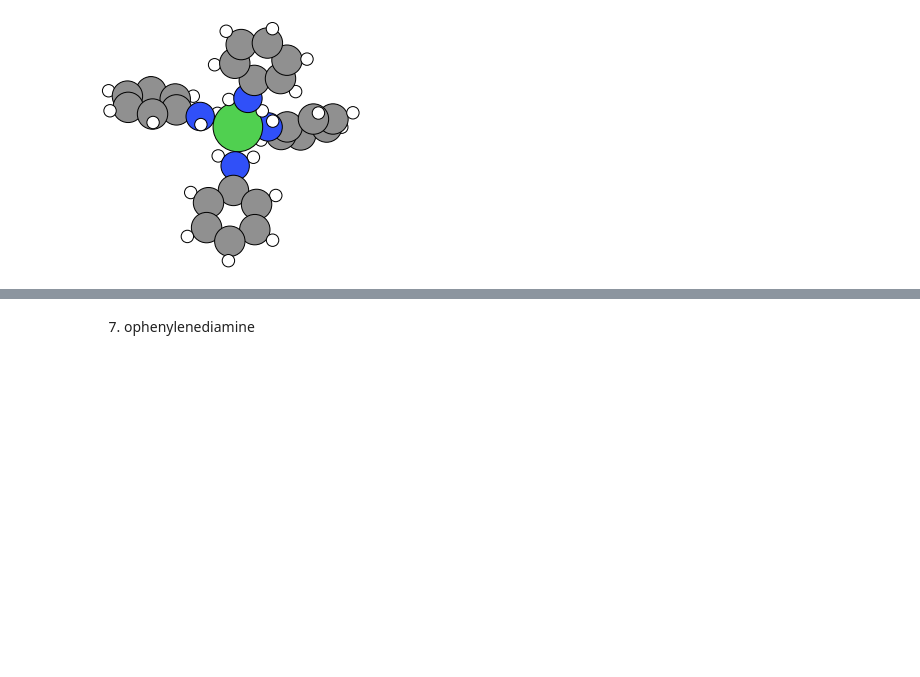
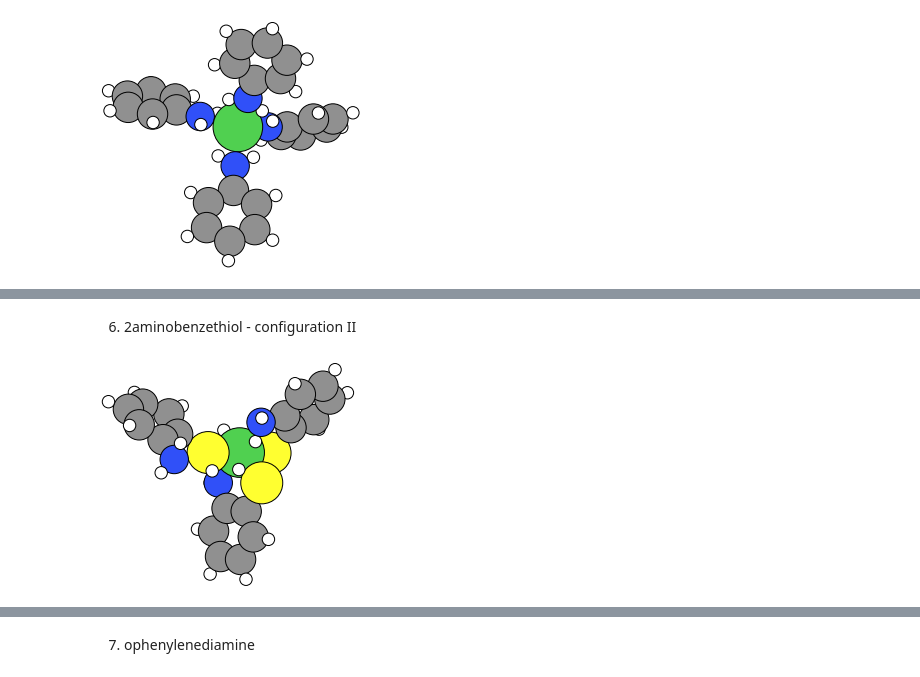
Before and after one commit to kareem-Abdelmaqsoud/HER-metal-complex-ligands, a Jupyter notebook: complexes.ipynb, the cells around one changed output, grey strips where cells are left out. Cells and saved outputs as stored; diff of their text form; code cells hidden in the pictures; blank space fills up the shorter version.

```diff
--- a/complexes.ipynb
+++ b/complexes.ipynb
@@ -182,0 +195,7 @@ atoms = get_structure_by_ligand('2aminobenzethiol')
+# %% [markdown]
+6. 2aminobenzethiol - configuration II
+# %%
+atoms = get_structure_by_ligand('ni_oct_2_2aminobenzethiol_config2_H2')
+view(atoms, viewer='x3d')
+# %% [output]
+[figure, added]
```
Also changed, not shown: parts of 8 cells of this notebook, 56 other files.
